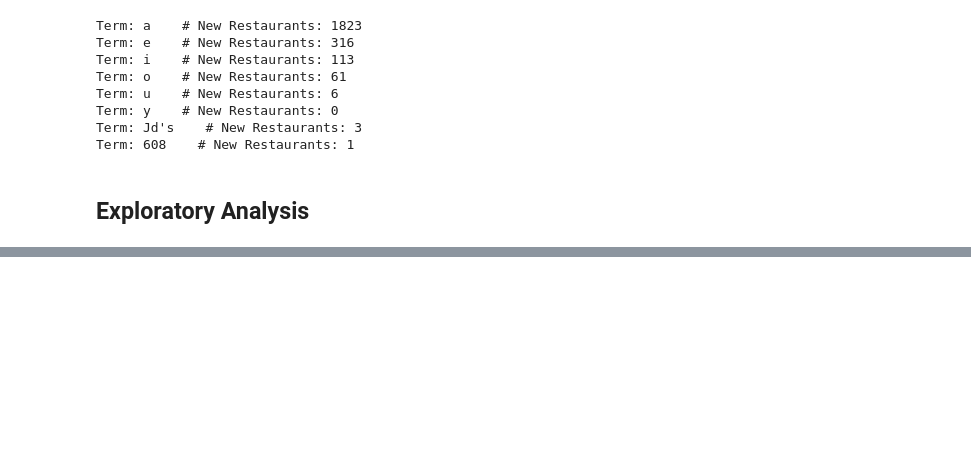
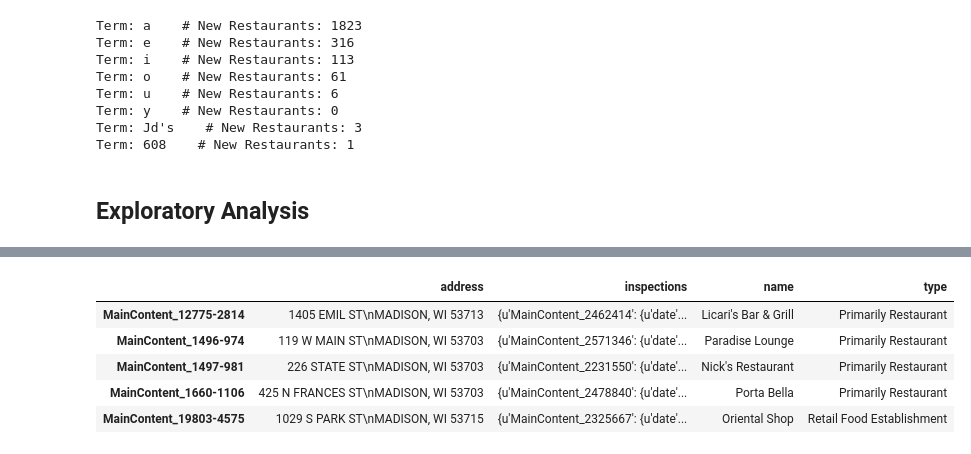
Before and after one commit to tbackes/yelp-health, a Jupyter notebook: code/madison-health-inspections.ipynb, the cells around one changed output, grey strips where cells are left out. Saved outputs shown, nothing was run; the diff lists cells and outputs as text; code cells hidden in the pictures; blank space fills up the shorter version.

```diff
--- a/code/madison-health-inspections.ipynb
+++ b/code/madison-health-inspections.ipynb
@@ -120,0 +240,9 @@ df_2.head()
+# %%
+file_list = ['0','1','2_FINAL','3_FINAL','4','608','e_FINAL','i','Jd','o','u']
+R_list = []
+for f in file_list:
+    R_temp = mad.open_pickle('../data/mad/mad_health_%s.pkl' % f)
+    R_list.append(pd.DataFrame.from_dict(R_temp).T)
+
+R_full = pd.concat(R_list, axis=0)
+R_full.info()
@@ -120,0 +259,9 @@ df_2.head()
+# %%
+R_full.head()
+# %% [output]
+|  | address | inspections | name | type |
+| MainContent_12775-2814 | 1405 EMIL ST\nMADISON, WI 53713 | {u'MainContent_2462414': {u'date'... | Licari's Bar & Grill | Primarily Restaurant |
+| MainContent_1496-974 | 119 W MAIN ST\nMADISON, WI 53703 | {u'MainContent_2571346': {u'date'... | Paradise Lounge | Primarily Restaurant |
+| MainContent_1497-981 | 226 STATE ST\nMADISON, WI 53703 | {u'MainContent_2231550': {u'date'... | Nick's Restaurant | Primarily Restaurant |
+| MainContent_1660-1106 | 425 N FRANCES ST\nMADISON, WI 53703 | {u'MainContent_2478840': {u'date'... | Porta Bella | Primarily Restaurant |
+| MainContent_19803-4575 | 1029 S PARK ST\nMADISON, WI 53715 | {u'MainContent_2325667': {u'date'... | Oriental Shop | Retail Food Establishment |
```
Also changed, not shown: parts of 17 cells of this notebook, 1 other file.
